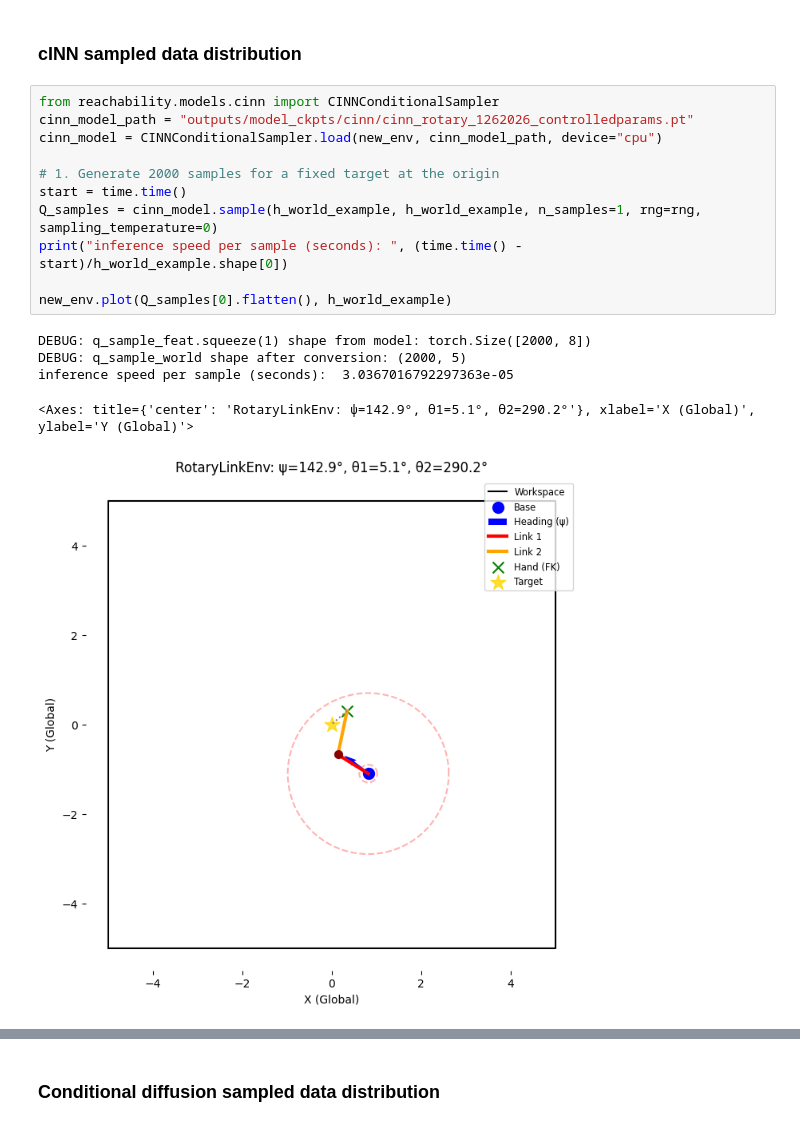
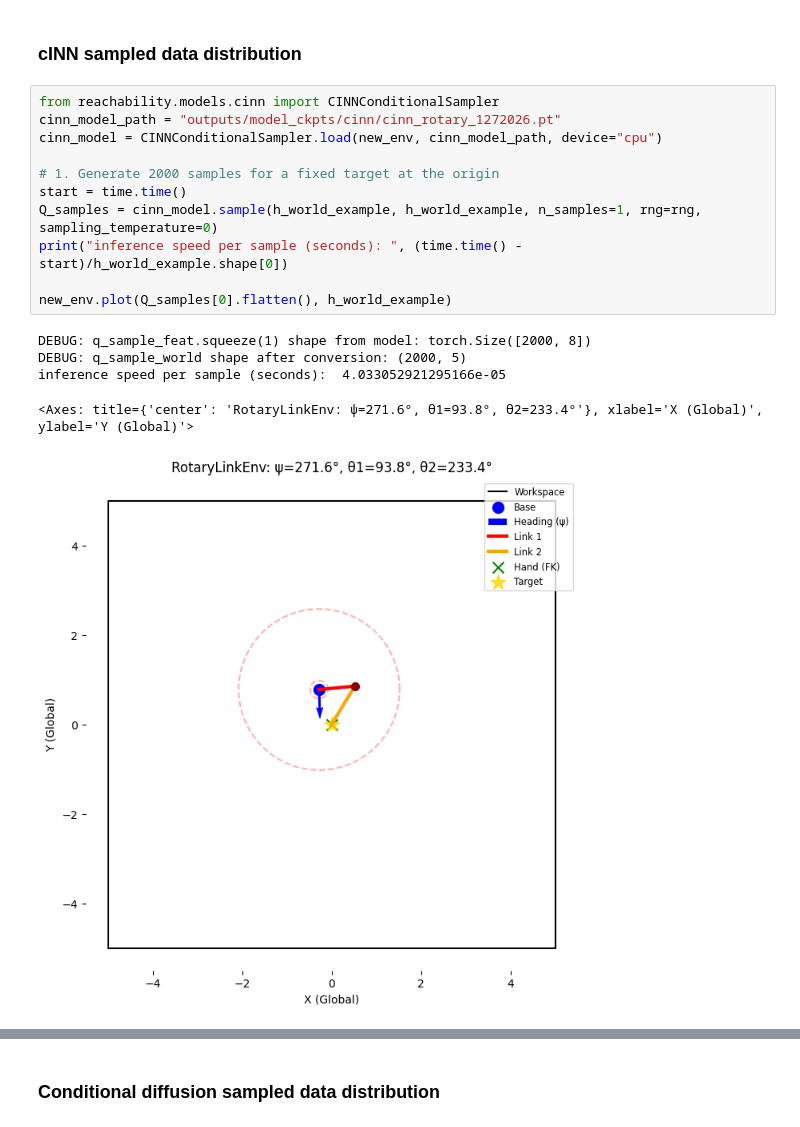
Before and after one commit to kyishanzh/reachability_tests, a Jupyter notebook: rotarylinkenv_test.ipynb, the cells around one changed output, grey strips where cells are left out. Cells and saved outputs as stored; diff of their text form.

```diff
--- a/rotarylinkenv_test.ipynb
+++ b/rotarylinkenv_test.ipynb
@@ -150,21 +150,21 @@ plot_data_distribution(bx, by, psi, th1, th2)
 ### cINN sampled data distribution
 # %%
 from reachability.models.cinn import CINNConditionalSampler
-cinn_model_path = "outputs/model_ckpts/cinn/cinn_rotary_1262026_controlledparams.pt"
+cinn_model_path = "outputs/model_ckpts/cinn/cinn_rotary_1272026.pt"
 cinn_model = CINNConditionalSampler.load(new_env, cinn_model_path, device="cpu")
 
 # 1. Generate 2000 samples for a fixed target at the origin
 start = time.time()
 Q_samples = cinn_model.sample(h_world_example, h_world_example, n_samples=1, rng=rng, sampling_temperature=0)
 print("inference speed per sample (seconds): ", (time.time() - start)/h_world_example.shape[0])
 
 new_env.plot(Q_samples[0].flatten(), h_world_example)
 # %% [output]
 DEBUG: q_sample_feat.squeeze(1) shape from model: torch.Size([2000, 8])
 DEBUG: q_sample_world shape after conversion: (2000, 5)
-inference speed per sample (seconds):  3.0367016792297363e-05
+inference speed per sample (seconds):  4.033052921295166e-05
-<Axes: title={'center': 'RotaryLinkEnv: ψ=142.9°, θ1=5.1°, θ2=290.2°'}, xlabel='X (Global)', ylabel='Y (Global)'>
+<Axes: title={'center': 'RotaryLinkEnv: ψ=271.6°, θ1=93.8°, θ2=233.4°'}, xlabel='X (Global)', ylabel='Y (Global)'>
-[figure, old version]
+[figure, new version]
 # %%
 # Extract components for plotting -> Q columns: [x, y, psi, th1, th2]
 bx = Q_samples[:, :, 0]
```
Also changed, not shown: parts of 2 cells of this notebook, 25 other files.
